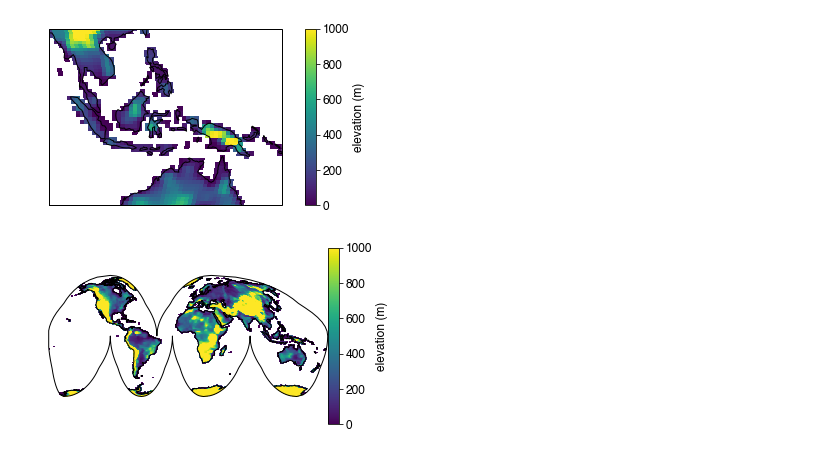
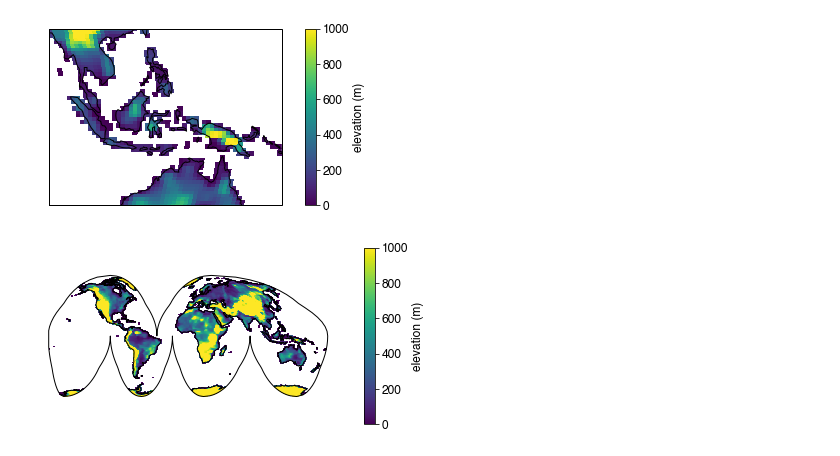
Before and after one commit to bairdlangenbrunner/python-for-climate-scientists, a Jupyter notebook: jupyter/fix_pcolormesh_offset_for_maps.ipynb, the cells around one changed output. Drawn from its saved outputs; the diff is of its cells as text; code cells hidden in the pictures.

Commit message:
add pcolormesh page

```diff
--- a/jupyter/fix_pcolormesh_offset_for_maps.ipynb
+++ b/jupyter/fix_pcolormesh_offset_for_maps.ipynb
@@ -143,22 +173,24 @@ cbar.set_label('elevation (m)', fontsize=12)
 # %%
 map_proj = cartopy.crs.InterruptedGoodeHomolosine()
 data_proj = cartopy.crs.PlateCarree()
 geodetic_proj = cartopy.crs.PlateCarree()
 
 fig = plt.figure(figsize=(5,3.25))
 
 ax = fig.add_subplot(111, projection=map_proj)
 ax.coastlines()
 
 topo_plot = ax.pcolormesh(lon_pcolormesh_midpoints,lat_pcolormesh_midpoints,\
                           topo_data,vmin=0,vmax=1000,transform=data_proj)
 #ax.set_extent([90,160,-20,20])
 
 # add colorbar
 axpos = ax.get_position()
-cbar_ax = fig.add_axes([axpos.x1+0,axpos.y0,0.03,axpos.height])
+cbar_ax = fig.add_axes([axpos.x1+0.1,axpos.y0,0.03,axpos.height])
 cbar = fig.colorbar(topo_plot, cax=cbar_ax)
 cbar.ax.tick_params(labelsize=12)
 cbar.set_label('elevation (m)', fontsize=12)
+
+fig.savefig('../figures/pcolormesh/pcolormesh_correct_homolosine.png', dpi=300, bbox_inches='tight', transparent=True)
 # %% [output]
-[figure, old version]
+[figure, new version]
```
Also changed, not shown: parts of 6 cells of this notebook, 9 other files.
